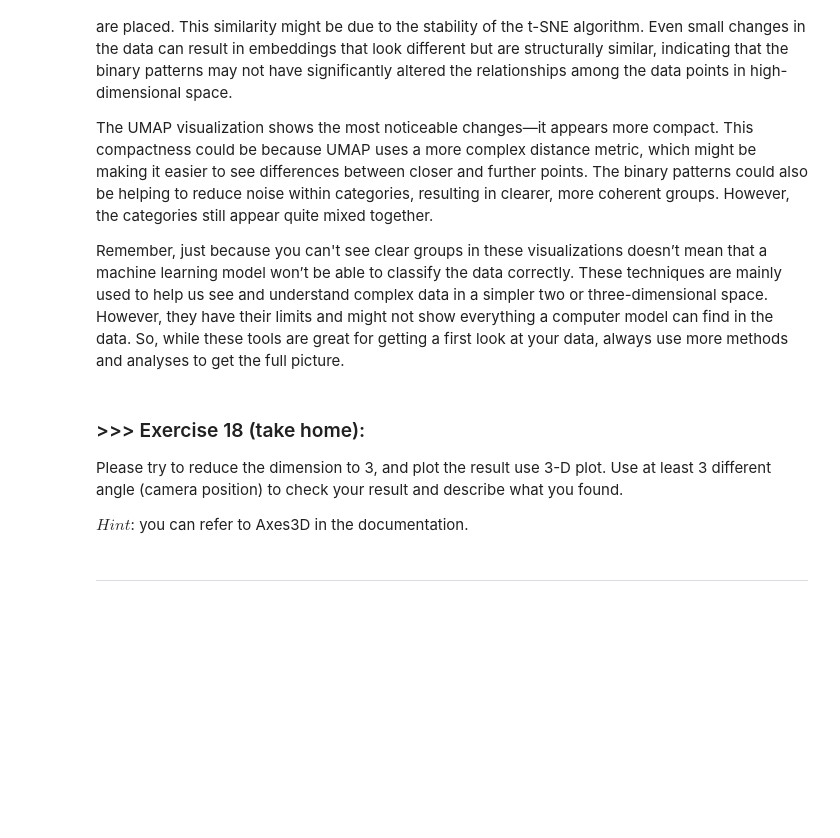
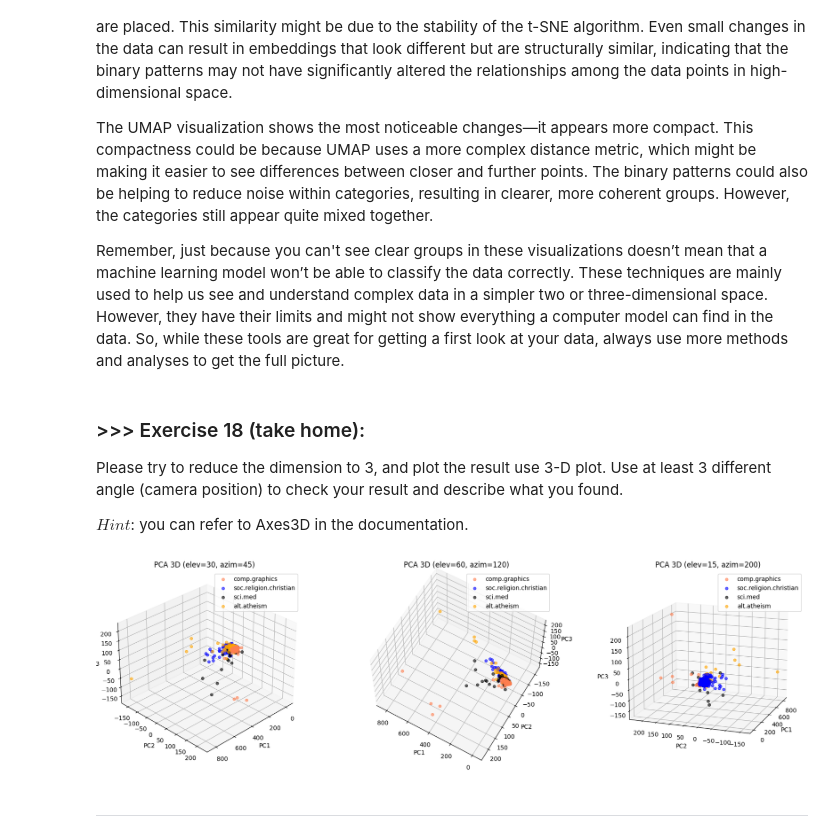
Before and after one commit to elakop/DM2025-Lab1-Exercise, a Jupyter notebook: DM2025-Lab1-Master.ipynb, the cells around one changed output. Cells and saved outputs as stored; diff of their text form; code cells hidden in the pictures; blank space fills up the shorter version.

```diff
--- a/DM2025-Lab1-Master.ipynb
+++ b/DM2025-Lab1-Master.ipynb
@@ -2114,0 +2214,37 @@ $Hint$: you can refer to Axes3D in the documentation.
+# %%
+#Answer Here
+# 3 dimensions
+X_pca_3d = PCA(n_components=3).fit_transform(tdm_df.values)
+X_tsne_3d = TSNE(n_components=3).fit_transform(tdm_df.values)
+X_umap_3d = umap.UMAP(n_components=3).fit_transform(tdm_df.values)
+
+# colours and categories
+col = ['coral', 'blue', 'black', 'orange']
+categories = X['category_name'].unique()
+
+# Three angles (elevation, azimut)
+angles = [(30, 45), (60, 120), (15, 200)]
+
+fig = plt.figure(figsize=(18, 5))
+
+for i, (elev, azim) in enumerate(angles):
+    ax = fig.add_subplot(1, 3, i+1, projection='3d')
+
+    for c, category in zip(col, categories):
+        mask = X['category_name'] == category
+        ax.scatter(X_pca_3d[mask, 0],
+                   X_pca_3d[mask, 1],
+                   X_pca_3d[mask, 2],
+                   c=c, label=category, alpha=0.6)
+
+    ax.set_xlabel('PC1')
+    ax.set_ylabel('PC2')
+    ax.set_zlabel('PC3')
+    ax.set_title(f'PCA 3D (elev={elev}, azim={azim})')
+    ax.view_init(elev=elev, azim=azim) #angle of where we can see it from
+    ax.legend()
+
+plt.tight_layout()
+plt.show()
+# %% [output]
+[figure, added]
```
Also changed, not shown: parts of 32 cells of this notebook, 4 other files.
